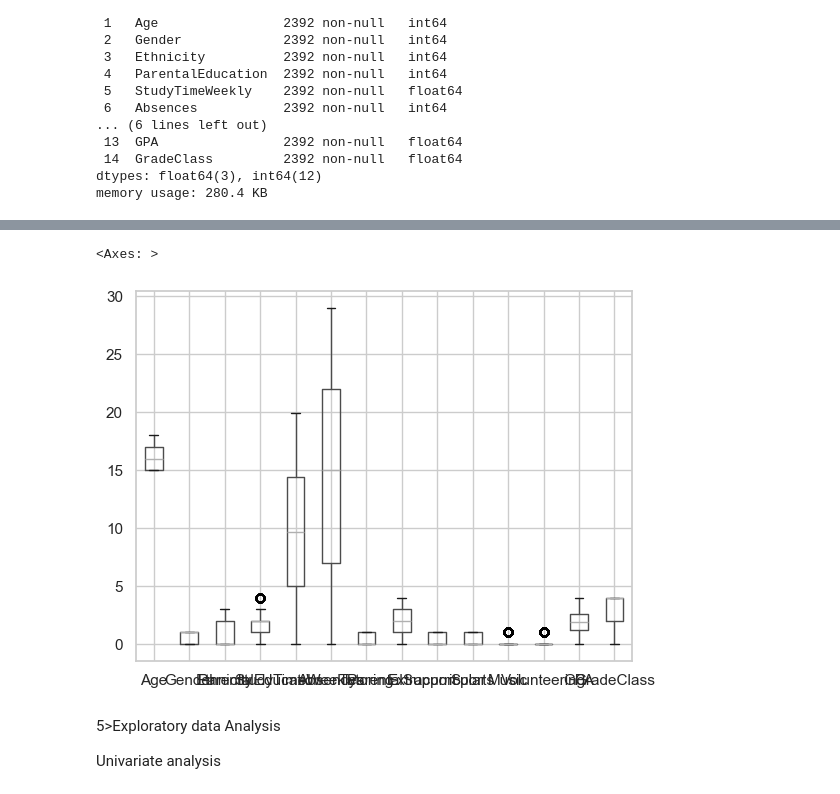
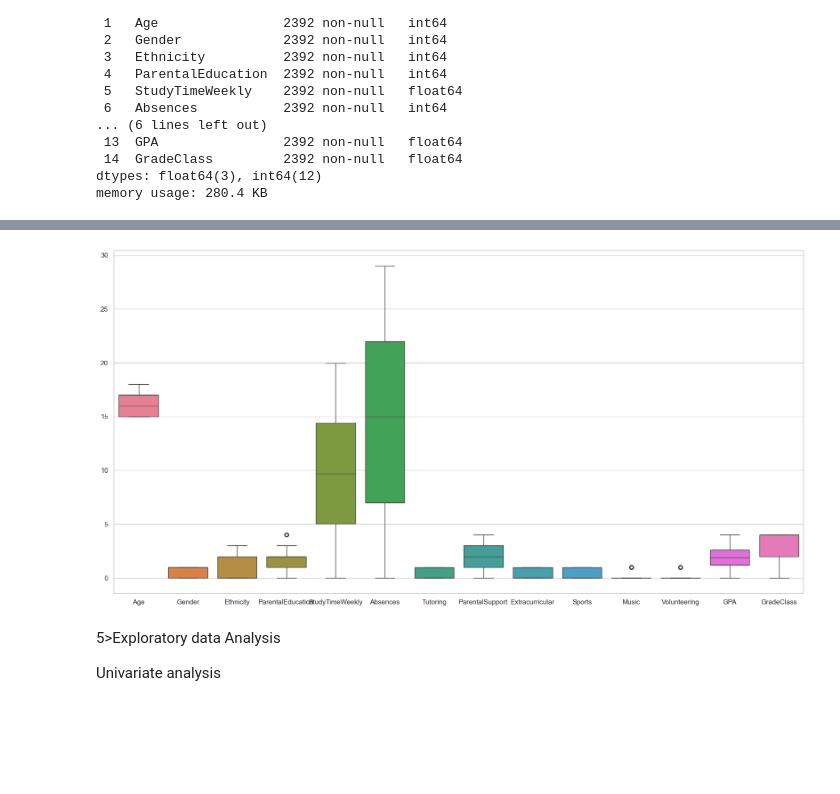
Before and after one commit to AnnMariDB/MLG382-Projects, a Jupyter notebook: MLG382Project1/Group E_MLG382_GuidedProject.ipynb, the cells around one changed output, grey strips where cells are left out. Saved outputs shown, nothing was run; the diff lists cells and outputs as text; code cells hidden in the pictures; blank space fills up the shorter version.

```diff
--- a/MLG382Project1/Group E_MLG382_GuidedProject.ipynb
+++ b/MLG382Project1/Group E_MLG382_GuidedProject.ipynb
@@ -66,7 +66,12 @@ df.boxplot()
 # %%
 df_scaled=df.drop("StudentID", axis=1)
 #df_scaled.boxplot()
-pd.plotting.boxplot_frame(df_scaled)
+#pd.plotting.boxplot_frame(df_scaled)
+sns.boxplot(data=df_scaled)
+
+sns.set(
+
+        rc={"figure.figsize": (20, 10)
+            })
 # %% [output]
-<Axes: >
-[figure, old version]
+[figure, new version]
```
Also changed, not shown: parts of 24 cells of this notebook.
